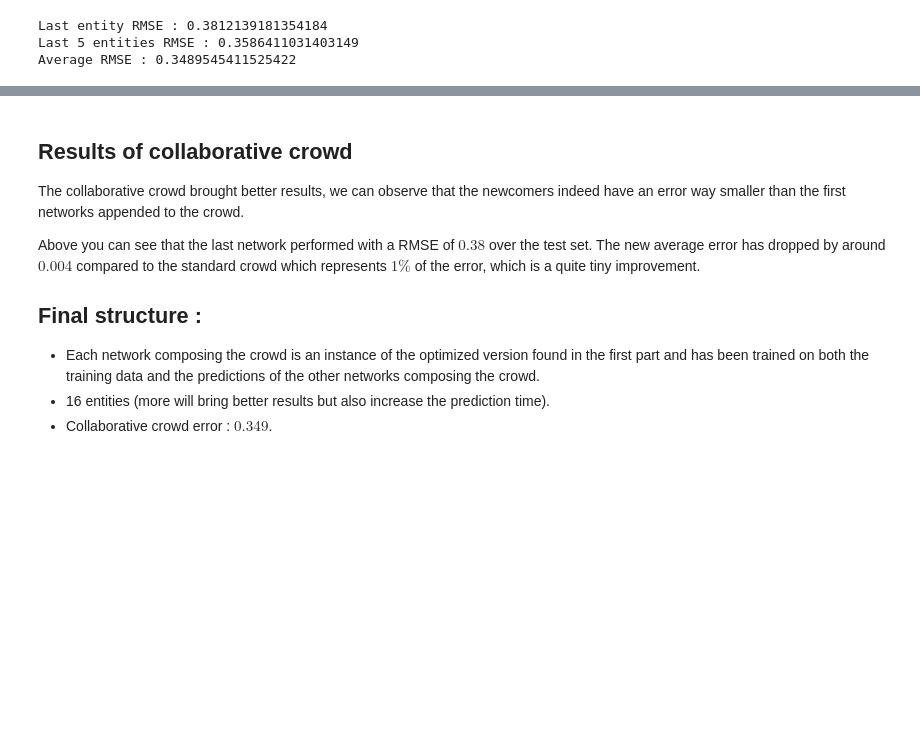
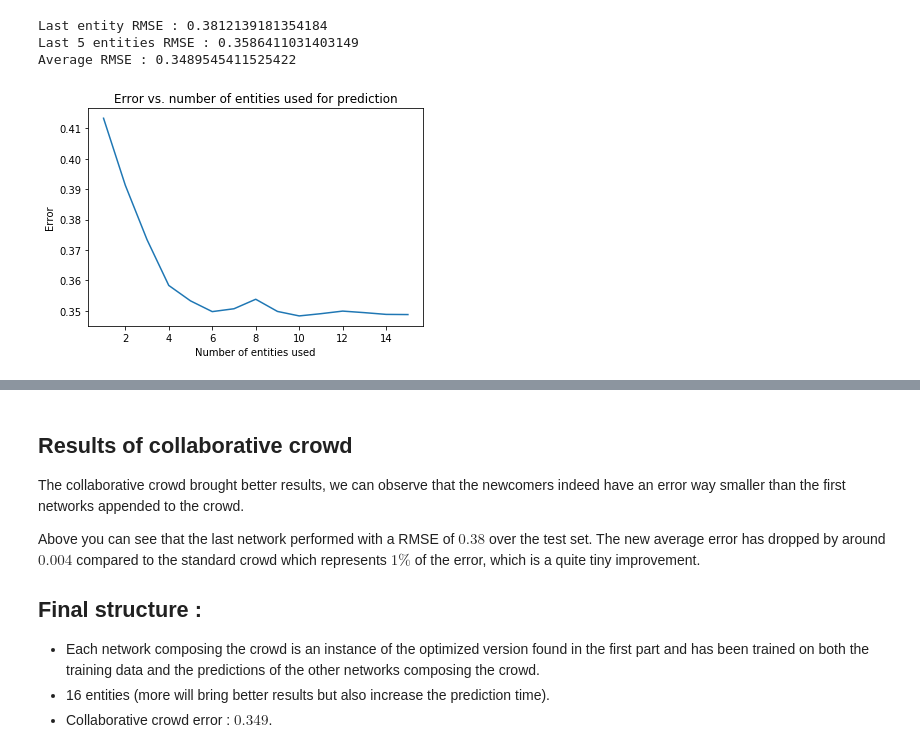
Before and after one commit to EtienneBonvin/cosmo_project, a Jupyter notebook: Deep_Learning_Approach.ipynb, the cells around one changed output, grey strips where cells are left out. Cells and saved outputs as stored; diff of their text form; code cells hidden in the pictures; blank space fills up the shorter version.

Commit message:
A bit more of refactoring, some plots, conclusion on dropout and max-norm

```diff
--- a/Deep_Learning_Approach.ipynb
+++ b/Deep_Learning_Approach.ipynb
@@ -358,3 +363,7 @@ print("Average RMSE : {}".format(rmse(avg, y_test)))
 Last entity RMSE : 0.3812139181354184
 Last 5 entities RMSE : 0.3586411031403149
 Average RMSE : 0.3489545411525422
+# %%
+cc1.plot_crowd_error(X_test_red, y_test, rmse)
+# %% [output]
+[figure, added]
```
Also changed, not shown: parts of 9 cells of this notebook, 1 other file.
